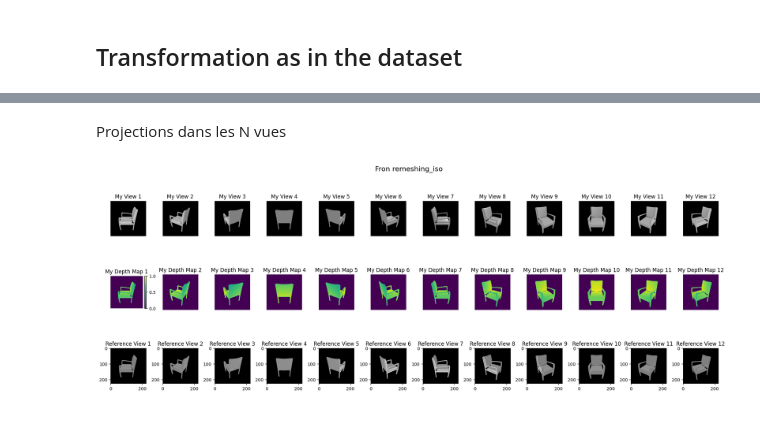
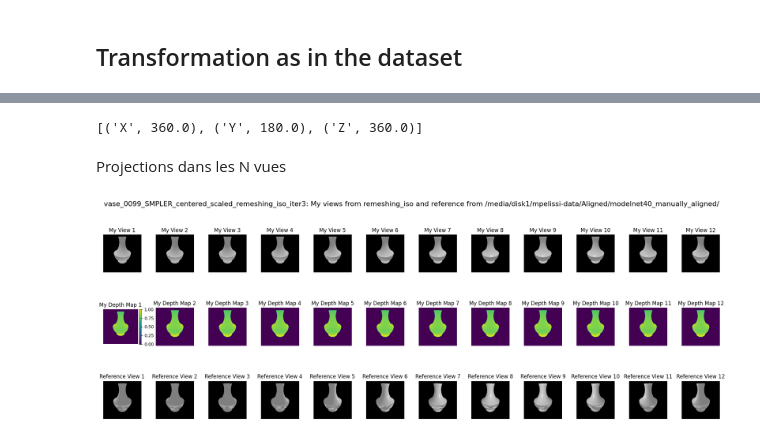
Before and after one commit to PelissierCombescure/my_MVTN, a Jupyter notebook: data/projections_mvtn.ipynb, the cells around one changed output, grey strips where cells are left out. Drawn from its saved outputs; the diff is of its cells as text; code cells hidden in the pictures.

```diff
--- a/data/projections_mvtn.ipynb
+++ b/data/projections_mvtn.ipynb
@@ -66,12 +72,20 @@ mvrenderer = MVRenderer(nb_views=nb_views, return_mapping=False, pc_rendering=Fa
 dset = dset_train; loader = train_loader
 #dset = dset_test; loader = test_loader
 for i, (targets, ref_mesh, points, names) in enumerate(loader):
-    # reference mesh
-    azim, elev, dist = mvtn(points, c_batch_size=len(targets))
-    print("Azimuth:", azim, "\nElevation:", elev, "\nDistance:", dist)
-    ref_images, _ = mvrenderer(ref_mesh, points, azim=azim, elev=elev, dist=dist)
-    if i == 0:        break
-
+    if name_file is not None: #Affichage d'un fichier en particulier"
+        if any([name_file in p for p in names]) :  # si le fichier recherché est dans le batch
+            print(f"Found {name_file} in batch {i}")
+            # reference mesh
+            azim, elev, dist = mvtn(points, c_batch_size=len(targets))
+            print("Azimuth:", azim, "\nElevation:", elev, "\nDistance:", dist)
+            ref_images, _ = mvrenderer(ref_mesh, points, azim=azim, elev=elev, dist=dist)
+            break
+    else :
+            # reference mesh
+            azim, elev, dist = mvtn(points, c_batch_size=len(targets))
+            print("Azimuth:", azim, "\nElevation:", elev, "\nDistance:", dist)
+            ref_images, _ = mvrenderer(ref_mesh, points, azim=azim, elev=elev, dist=dist)
+            if i == 0:        break
 
 fig, axes = plt.subplots(bs, nb_views, figsize=(20, 8))
 for i in range(bs):
@@ -96,3 +110,5 @@ Distance: tensor([[2.2000, 2.2000, 2.2000, 2.2000, 2.2000, 2.2000, 2.2000, 2.200
+# %%
+ref_vertices = ref_mesh[0].verts_list()[0].cpu().detach().numpy()
 # %% [markdown]
 # Pour 1 obj
 # %%
@@ -100,4 +116,5 @@
-path_mesh_iso = [p for p in all_mesh_iso if os.path.basename(path_mesh_modelnet40).split('_SM')[0] in p][0]
+#path_mesh_iso = [p for p in all_mesh_iso if os.path.basename(path_mesh_modelnet40).split('_SM')[0] in p][0] # avec dataset Modelnet40
+path_mesh_iso = [p for p in all_mesh_iso if os.path.basename(path_mesh_modelnet40).split('.')[0] in p][0] # avec dataset Aligned Modelnet40
 cat = path_mesh_iso.split('/')[-3]; type = path_mesh_iso.split('/')[-2]; name = path_mesh_iso.split('/')[-1].split('.')[0]
-print(cat, type, name)
+print("Dans dataset Modelnet40 remeshing : ",cat, type, name)
 # %% [output]
@@ -139,3 +172,7 @@ mesh = Meshes(verts=[verts],faces=[faces],textures=textures)
+# %%
+rotations_list
+# %% [output]
+[('X', 360.0), ('Y', 180.0), ('Z', 360.0)]
 # %% [markdown]
 Projections dans les N vues
 # %%
@@ -144,7 +181,7 @@ color = mvrenderer.rendering_color(None)
 
 if not mvrenderer.pc_rendering: # Mesh rendering
     lights = DirectionalLights(device=background_color.device, direction=mvrenderer.light_direction(azim, elev, dist))
-    rendered_images, cameras, _, mesh_world, R, T, renderer = mvrenderer.render_meshes(meshes=mesh, color=color, azim=azim, elev=elev, dist=dist, lights=lights, background_color=background_color, projection = True)
+    rendered_images, cameras, _, mesh_world, R, T, renderer = mvrenderer.render_meshes(meshes=mesh_2, color=color, azim=azim, elev=elev, dist=dist, lights=lights, background_color=background_color, projection = True)
 
 # transform xyz to the camera view coordinates
 cam_points = cameras.get_world_to_view_transform().transform_points(mesh_world.verts_list()[0].unsqueeze(0))
@@ -157,22 +194,24 @@ fragments = renderer.rasterizer(mesh_world, cameras=cameras)
 depthmaps_np = fragments.zbuf[:,:,:,0].cpu().numpy()
 # %%
 fig, axes = plt.subplots(3, nb_views, figsize=(20, 8))
-fig.suptitle("Fron remeshing_iso", fontsize=16)
+fig.suptitle(f"{name}: My views from remeshing_iso and reference from {data_dir}", fontsize=16)
 for i in range(bs):
     for j in range(nb_views):
         # Get image from rendered_images and move to CPU, take first 3 channels
         img = rendered_images[i, j].cpu().detach().permute(1, 2, 0)[:, :, :3]
         axes[0,j].imshow(img); axes[0,j].axis('off')
         axes[0,j].set_title(f'My View {j+1}')
+
         axes[1,j].imshow(depthmaps_np[j], cmap='viridis'); axes[1,j].axis('off')
         axes[1,j].set_title(f'My Depth Map {j+1}')
         if j == 0: cbar = fig.colorbar(plt.cm.ScalarMappable(cmap='viridis'), ax=axes[1, 0], orientation='vertical', fraction=0.046, pad=0.04)
+
         img_ref = ref_images[i, j].cpu().detach().permute(1, 2, 0)[:, :, :3]
-        axes[2,j].imshow(img_ref), ax.axis('off')
+        axes[2,j].imshow(img_ref), axes[2,j].axis('off')
         axes[2,j].set_title(f'Reference View {j+1}')
 plt.tight_layout()
 # %% [output]
-[figure, old version]
+[figure, new version]
 # %%
 # pix_to_face is of shape (N, H, W, 1)
 pix_to_face = fragments.pix_to_face ; print("pix_to_face shape:", pix_to_face.shape)  # Expected: [N, H, W, 1]
```
Also changed, not shown: parts of 17 cells of this notebook, 10 other files.
